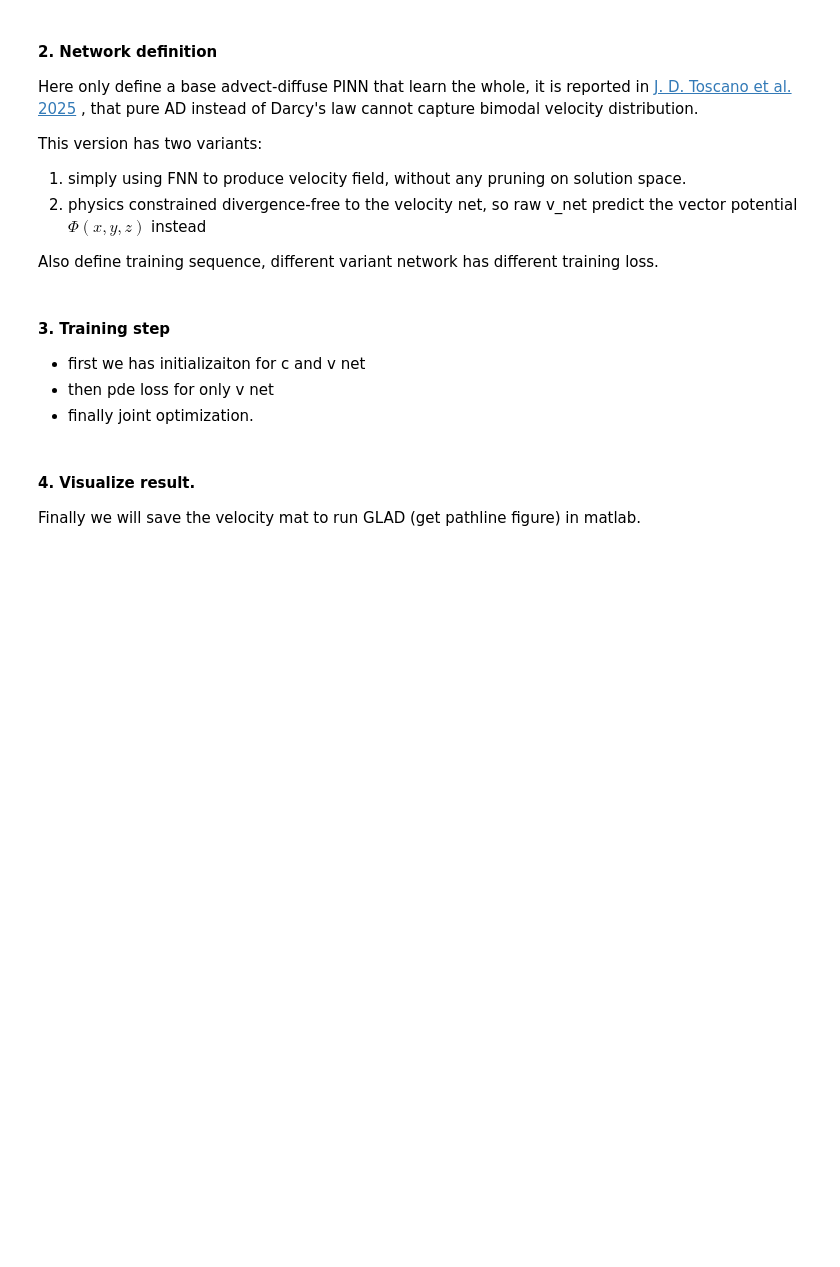
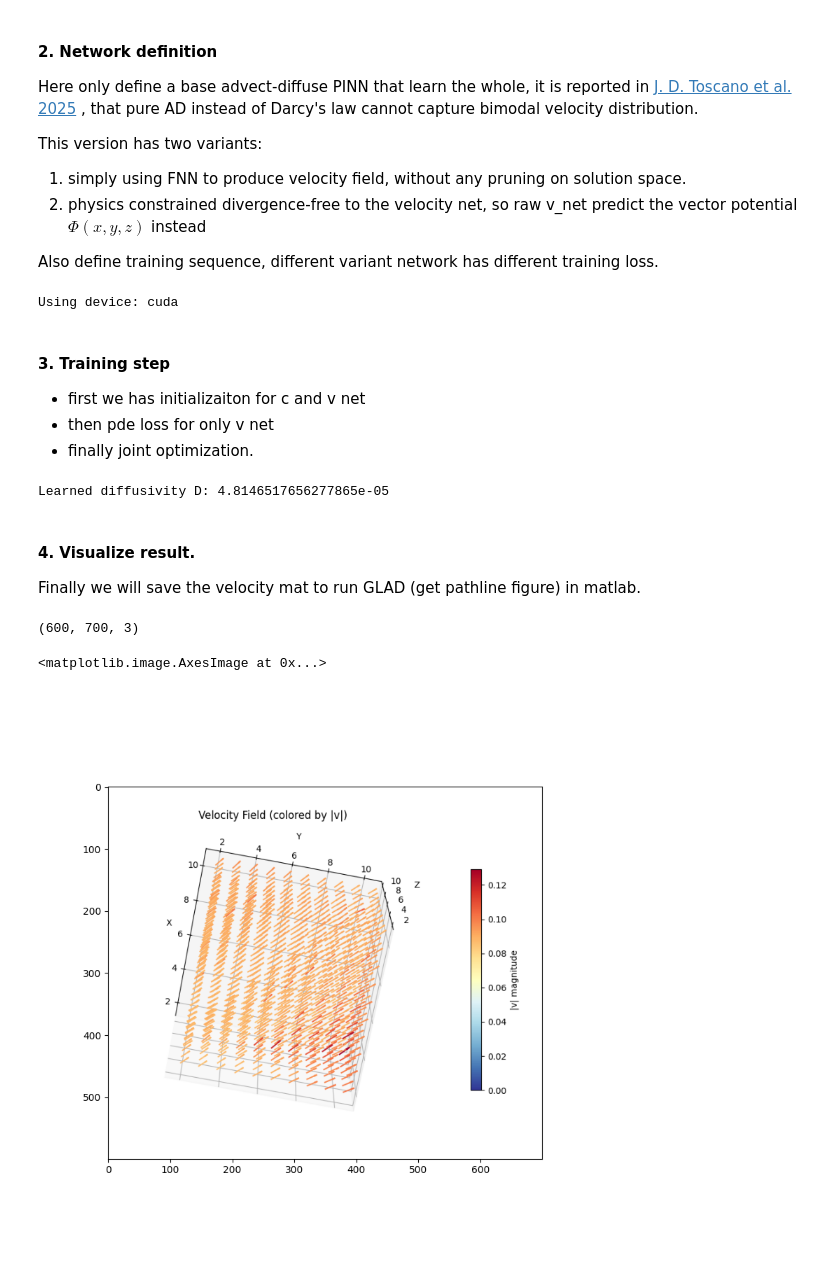
Before and after one commit to Winfred666/MRI_PINN, a Jupyter notebook: advect_diffuse_3d.ipynb, the cells around one changed output. Cells and saved outputs as stored; diff of their text form; code cells hidden in the pictures; blank space fills up the shorter version.

```diff
--- a/advect_diffuse_3d.ipynb
+++ b/advect_diffuse_3d.ipynb
@@ -5,7 +5,7 @@ Use the down sample version of .npz MRI dataset process from `mri_dateset_genera
 all config are in yaml file.
 # %%
 # First choose a config file to apply
-config_path = "configs/adpinn_full_runtest.yaml"
+config_path = "configs/adpinn_sphere_test.yaml"
 # %% [markdown]
 #### 1. Data preparation
 # %%
@@ -125,6 +143,8 @@ def ADPINN_trainer_getter(train_phase, ad_net, phase_cfg={}):
     else:
         raise ValueError(f"Unknown train_phase {train_phase}")
     return pinn_model, datamodule
+# %% [output]
+Using device: cuda
 # %% [markdown]
 #### 3. Training step
 
@@ -149,7 +169,7 @@ else:
     checkpoint = torch.load(cfg.ckpt_path, map_location="cpu")
     if "state_dict" in checkpoint:
         pinn_model = ADPINN_trainer_getter(checkpoint.get("train_phase"), ad_net)[0]
-        pinn_model.load_state_dict(checkpoint['state_dict'], strict=True)
+        pinn_model.load_state_dict(checkpoint['state_dict'], strict=False)
     else:
         pinn_model = ADPINN_Joint(ad_net, c_dataset.num_train_points)
         ad_net.load_state_dict(checkpoint['state_dict'], strict=False)
@@ -159,23 +179,29 @@ else:
 D_learned = pinn_model.ad_net.D.item()
 
 print(f"Learned diffusivity D: {D_learned}")
+# %% [output]
+Learned diffusivity D: 4.8146517656277865e-05
 # %% [markdown]
 #### 4. Visualize result.
 Finally we will save the velocity mat to run GLAD (get pathline figure) in matlab.
 # %%
 
 # 1. Extract learned velocity field on a grid for visualization
 pinn_model.to(cfg.device)
 # using mask to filter out the background vectors
 # _ = interactive_quiver(vx, vy, vz, pixdim, default_elev=-62.76, default_azim=-10.87)
 nx, ny, nz = data.shape[0], data.shape[1], data.shape[2]
 v_fig, vx,vy,vz = pinn_model.v_net.draw_velocity_volume()
 print(v_fig.shape)
 # change vx,vy,vz from characteristic to mm/min then cell/min
-vx = vx * (char_domain.V_star[0] / char_domain.pixdim[0])
-vy = vy * (char_domain.V_star[1] / char_domain.pixdim[1])
-vz = vz * (char_domain.V_star[2] / char_domain.pixdim[2])
+# vx = vx * / char_domain.pixdim[0]
+# vy = vy * / char_domain.pixdim[1]
+# vz = vz * / char_domain.pixdim[2]
 
 plt.figure(figsize=(8,8))
 plt.imshow(v_fig)
 # use a grid (from real to characteristic) to extract velocity field
+# %% [output]
+(600, 700, 3)
+<matplotlib.image.AxesImage at 0x...>
+[figure, added]
```
Also changed, not shown: parts of 10 cells of this notebook, 3 other files.
